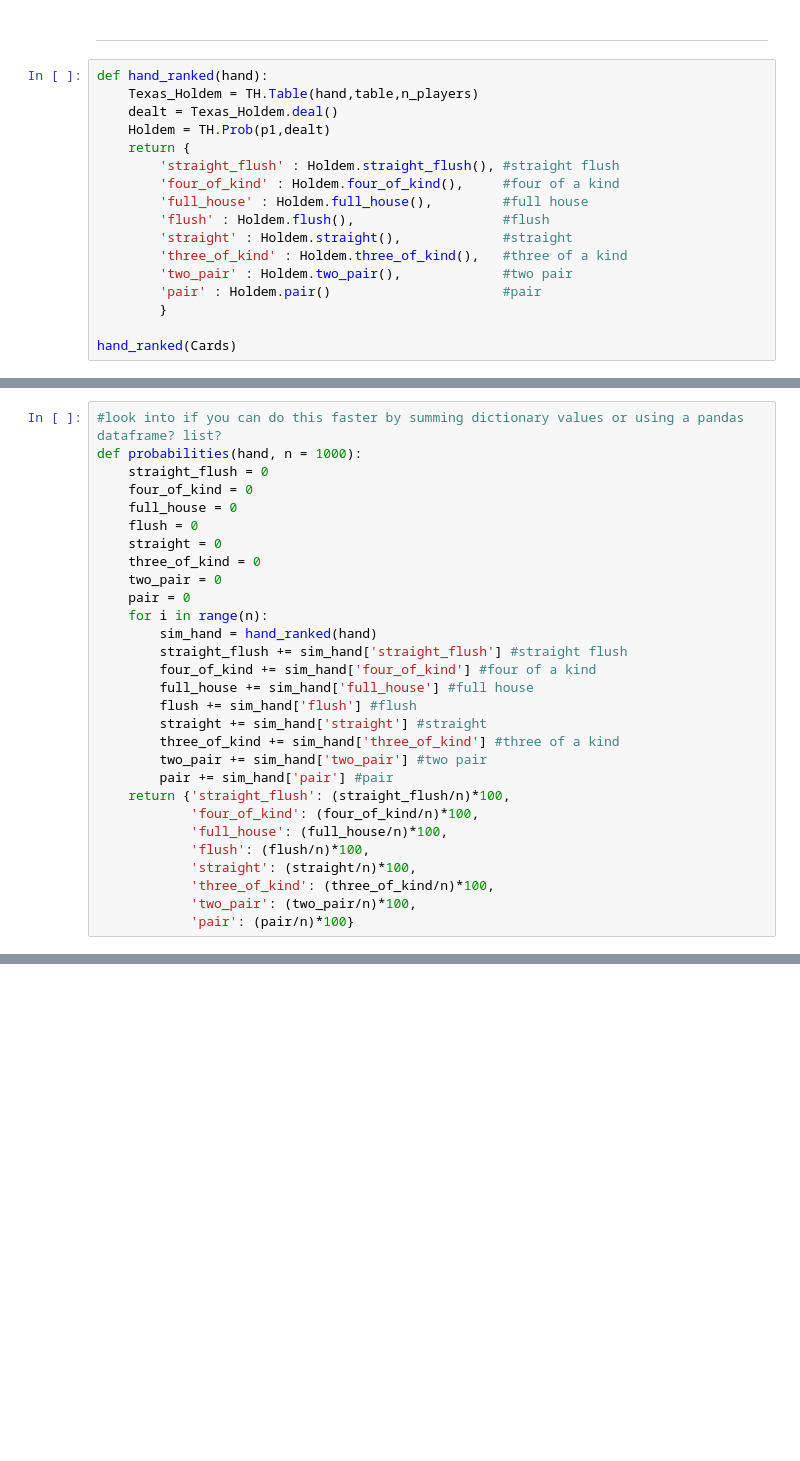
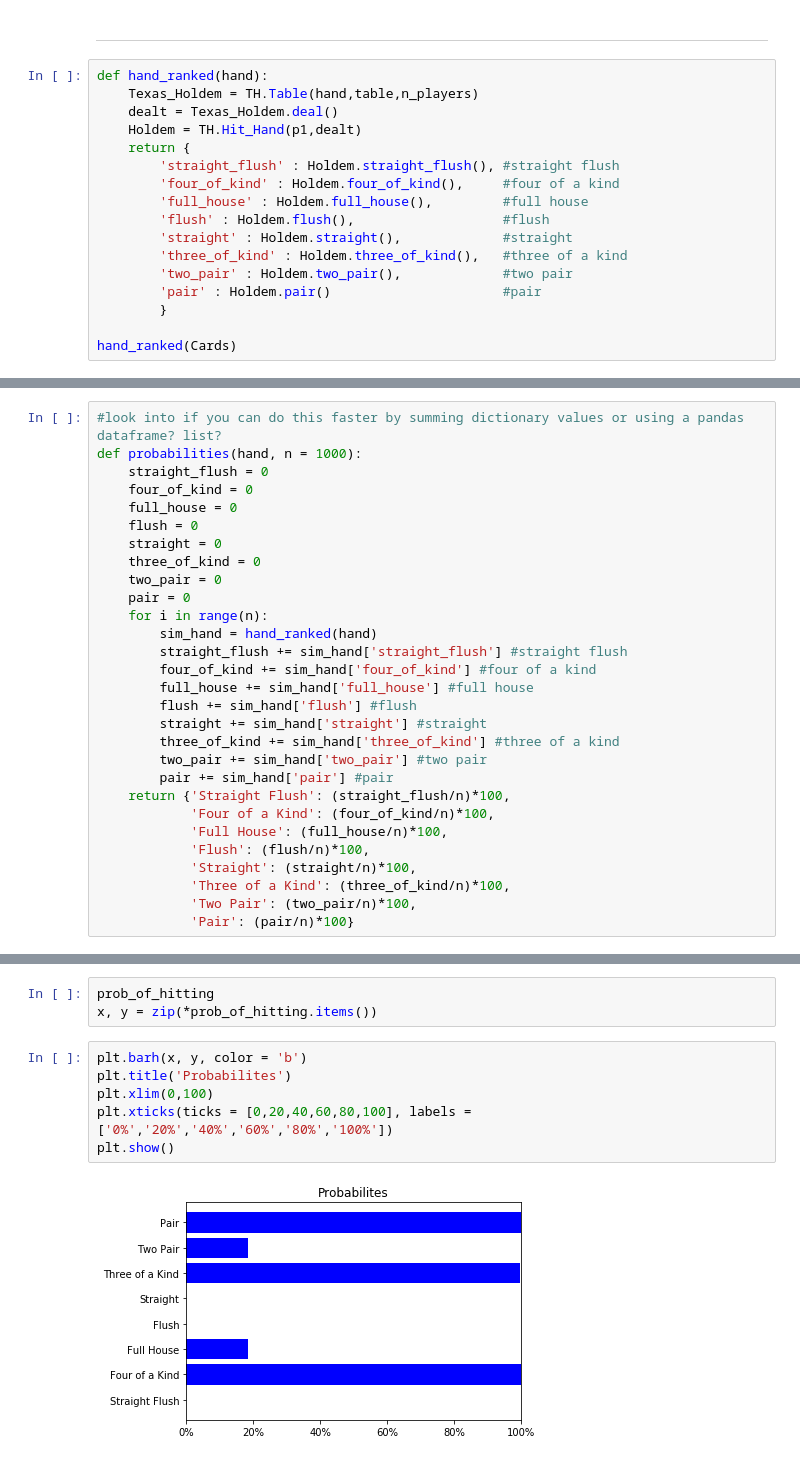
Before and after one commit to MichaelEmmert/Texas_Holdem, a Jupyter notebook: Texas_Holdem.ipynb, the cells around one changed output, grey strips where cells are left out. Saved outputs shown, nothing was run; the diff lists cells and outputs as text; blank space fills up the shorter version.

```diff
--- a/Texas_Holdem.ipynb
+++ b/Texas_Holdem.ipynb
@@ -499,7 +621,7 @@ Execution time: 52.59s
 def hand_ranked(hand):
     Texas_Holdem = TH.Table(hand,table,n_players)
     dealt = Texas_Holdem.deal()
-    Holdem = TH.Prob(p1,dealt)
+    Holdem = TH.Hit_Hand(p1,dealt)
     return {
         'straight_flush' : Holdem.straight_flush(), #straight flush
         'four_of_kind' : Holdem.four_of_kind(),     #four of a kind
@@ -542,14 +664,14 @@ def probabilities(hand, n = 1000):
         three_of_kind += sim_hand['three_of_kind'] #three of a kind
         two_pair += sim_hand['two_pair'] #two pair
         pair += sim_hand['pair'] #pair
-    return {'straight_flush': (straight_flush/n)*100,
-            'four_of_kind': (four_of_kind/n)*100,
-            'full_house': (full_house/n)*100,
-            'flush': (flush/n)*100,
-            'straight': (straight/n)*100,
-            'three_of_kind': (three_of_kind/n)*100,
-            'two_pair': (two_pair/n)*100,
-            'pair': (pair/n)*100}
+    return {'Straight Flush': (straight_flush/n)*100,
+            'Four of a Kind': (four_of_kind/n)*100,
+            'Full House': (full_house/n)*100,
+            'Flush': (flush/n)*100,
+            'Straight': (straight/n)*100,
+            'Three of a Kind': (three_of_kind/n)*100,
+            'Two Pair': (two_pair/n)*100,
+            'Pair': (pair/n)*100}
 # %%
 start = timer()
 
@@ -579,0 +712,11 @@ Execution time: 5.59s
+# %%
+prob_of_hitting
+x, y = zip(*prob_of_hitting.items())
+# %%
+plt.barh(x, y, color = 'b')
+plt.title('Probabilites')
+plt.xlim(0,100)
+plt.xticks(ticks = [0,20,40,60,80,100], labels = ['0%','20%','40%','60%','80%','100%'])
+plt.show()
+# %% [output]
+[figure, added]
```
Also changed, not shown: parts of 23 cells of this notebook, 53 other files.
